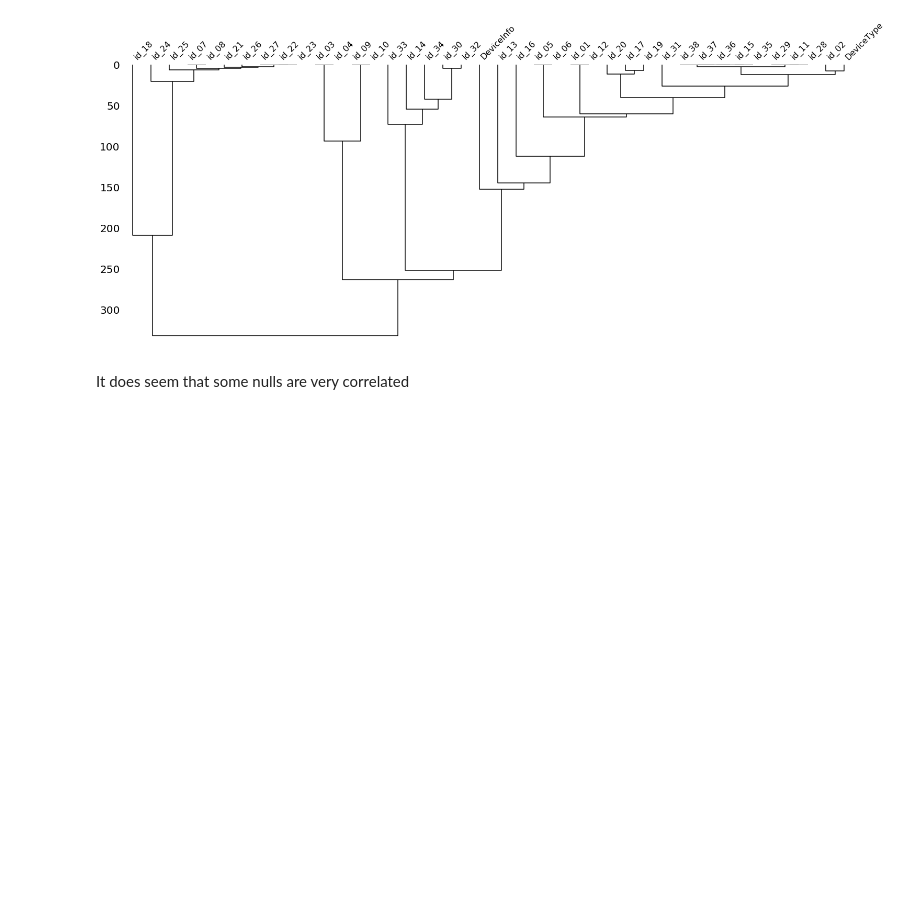
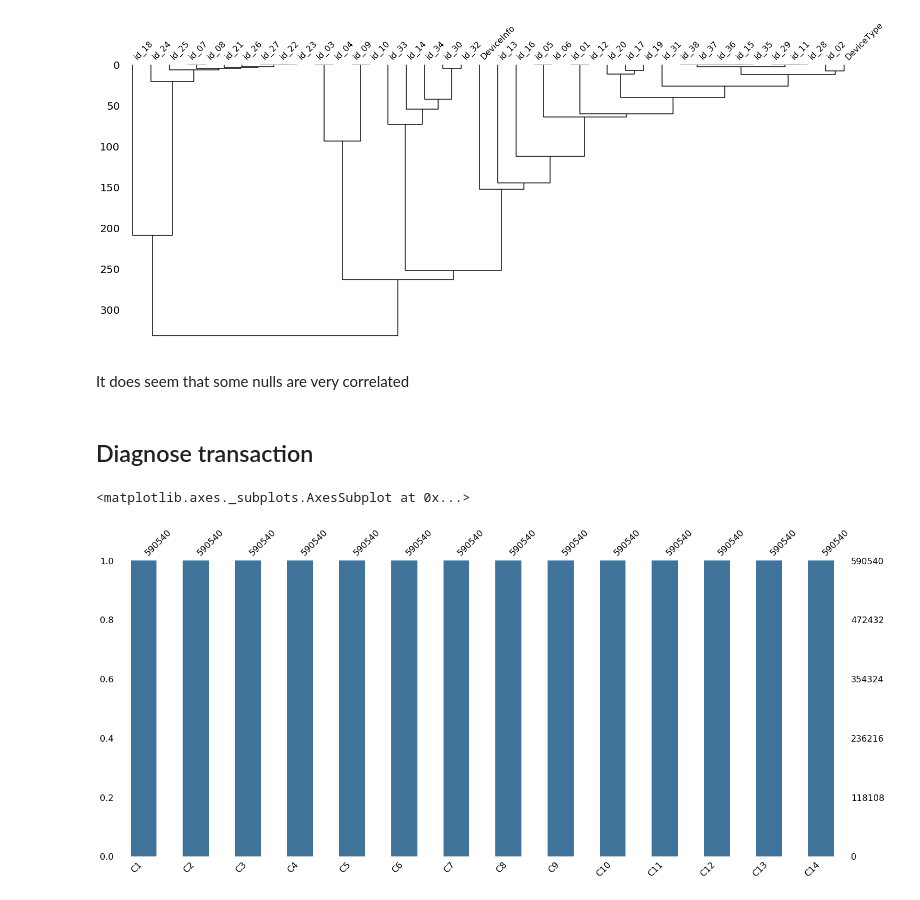
Before and after one commit to andfanilo/ieee-fraud-detection, a Jupyter notebook: notebooks/exploratory/Nulls analysis.ipynb, the cells around one changed output. Cells and saved outputs as stored; diff of their text form; code cells hidden in the pictures; blank space fills up the shorter version.

```diff
--- a/notebooks/exploratory/Nulls analysis.ipynb
+++ b/notebooks/exploratory/Nulls analysis.ipynb
@@ -66,3 +66,10 @@ msno.dendrogram(ds.X_train[ds.identity_cols])
 [figure]
 # %% [markdown]
 It does seem that some nulls are very correlated
+# %% [markdown]
+## Diagnose transaction
+# %%
+msno.bar(ds.X_train[[f'C{i}' for i in range(1, 15)]], sort='ascending', color=(0.25, 0.45, 0.6))
+# %% [output]
+<matplotlib.axes._subplots.AxesSubplot at 0x...>
+[figure, added]
```
Also changed, not shown: parts of 8 cells of this notebook, 8 other files.
